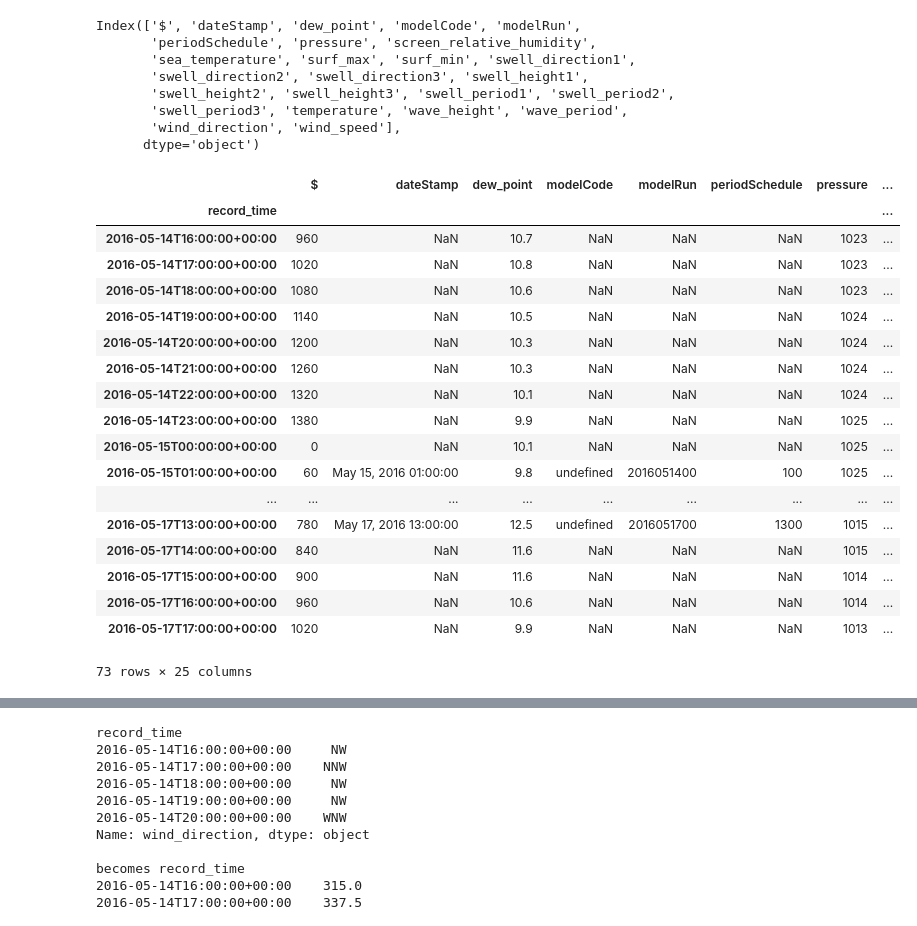
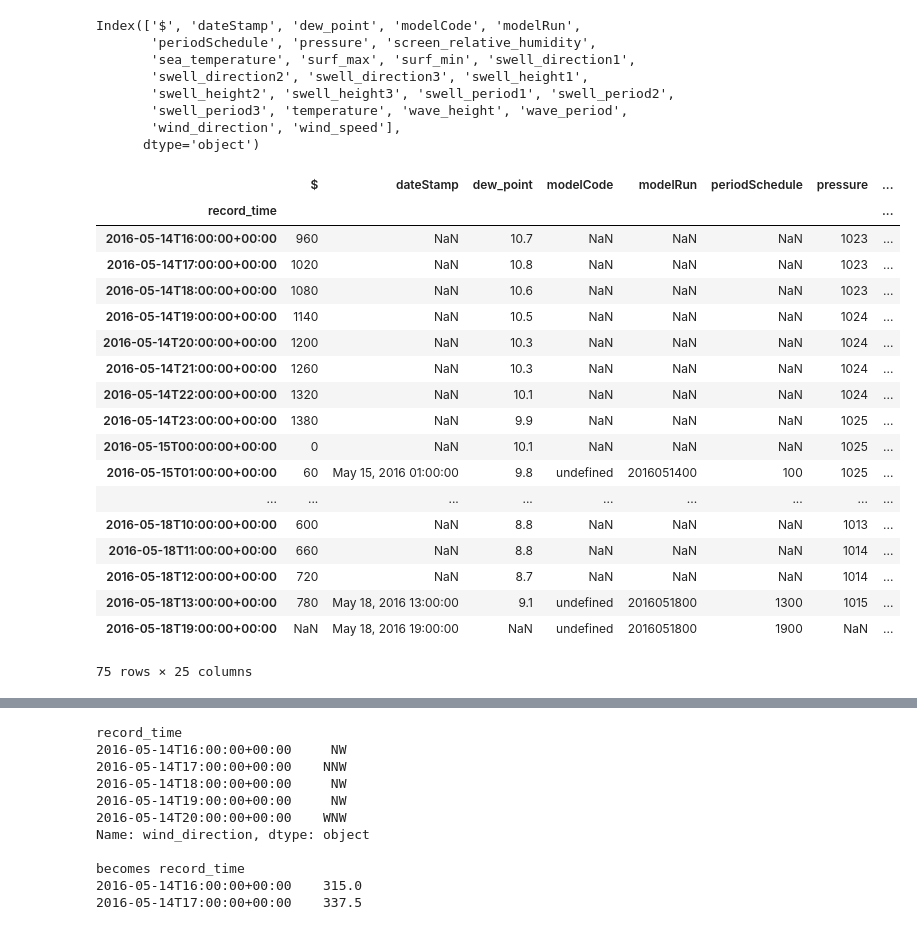
Before and after one commit to felix-last/wave-forecast, a Jupyter notebook: wave-forecast-prepare-data.ipynb, the cells around one changed output, grey strips where cells are left out. Drawn from its saved outputs; the diff is of its cells as text; code cells hidden in the pictures.

```diff
--- a/wave-forecast-prepare-data.ipynb
+++ b/wave-forecast-prepare-data.ipynb
@@ -5,41 +5,41 @@ import matplotlib.pyplot as plt
 %matplotlib inline
 from pandas.tools.plotting import scatter_matrix
 # %%
-csv_files = [file for file in os.listdir('.') if '.csv' in file]
+csv_files = ['./data/'+file for file in os.listdir('./data/') if '.csv' in file]
 df_imported = pd.concat([pd.read_csv(file) for file in csv_files])
 df_imported = df_imported.rename(columns={'Unnamed: 0': 'record_time'})
 df_imported = df_imported.drop_duplicates(subset='record_time', keep='last')
 df_imported = df_imported.set_index('record_time')
 print(df_imported.columns)
 df_imported
 # %% [output]
 Index(['$', 'dateStamp', 'dew_point', 'modelCode', 'modelRun',
        'periodSchedule', 'pressure', 'screen_relative_humidity',
        'sea_temperature', 'surf_max', 'surf_min', 'swell_direction1',
        'swell_direction2', 'swell_direction3', 'swell_height1',
        'swell_height2', 'swell_height3', 'swell_period1', 'swell_period2',
        'swell_period3', 'temperature', 'wave_height', 'wave_period',
        'wind_direction', 'wind_speed'],
       dtype='object')
 |  | $ | dateStamp | dew_point | modelCode | modelRun | periodSchedule | pressure | ... |
 | record_time |  |  |  |  |  |  |  | ... |
 | 2016-05-14T16:00:00+00:00 | 960 | NaN | 10.7 | NaN | NaN | NaN | 1023 | ... |
 | 2016-05-14T17:00:00+00:00 | 1020 | NaN | 10.8 | NaN | NaN | NaN | 1023 | ... |
 | 2016-05-14T18:00:00+00:00 | 1080 | NaN | 10.6 | NaN | NaN | NaN | 1023 | ... |
 | 2016-05-14T19:00:00+00:00 | 1140 | NaN | 10.5 | NaN | NaN | NaN | 1024 | ... |
 | 2016-05-14T20:00:00+00:00 | 1200 | NaN | 10.3 | NaN | NaN | NaN | 1024 | ... |
 | 2016-05-14T21:00:00+00:00 | 1260 | NaN | 10.3 | NaN | NaN | NaN | 1024 | ... |
 | 2016-05-14T22:00:00+00:00 | 1320 | NaN | 10.1 | NaN | NaN | NaN | 1024 | ... |
 | 2016-05-14T23:00:00+00:00 | 1380 | NaN | 9.9 | NaN | NaN | NaN | 1025 | ... |
 | 2016-05-15T00:00:00+00:00 | 0 | NaN | 10.1 | NaN | NaN | NaN | 1025 | ... |
 | 2016-05-15T01:00:00+00:00 | 60 | May 15, 2016 01:00:00 | 9.8 | undefined | 2016051400 | 100 | 1025 | ... |
 | ... | ... | ... | ... | ... | ... | ... | ... | ... |
-| 2016-05-17T13:00:00+00:00 | 780 | May 17, 2016 13:00:00 | 12.5 | undefined | 2016051700 | 1300 | 1015 | ... |
-| 2016-05-17T14:00:00+00:00 | 840 | NaN | 11.6 | NaN | NaN | NaN | 1015 | ... |
-| 2016-05-17T15:00:00+00:00 | 900 | NaN | 11.6 | NaN | NaN | NaN | 1014 | ... |
-| 2016-05-17T16:00:00+00:00 | 960 | NaN | 10.6 | NaN | NaN | NaN | 1014 | ... |
-| 2016-05-17T17:00:00+00:00 | 1020 | NaN | 9.9 | NaN | NaN | NaN | 1013 | ... |
+| 2016-05-18T10:00:00+00:00 | 600 | NaN | 8.8 | NaN | NaN | NaN | 1013 | ... |
+| 2016-05-18T11:00:00+00:00 | 660 | NaN | 8.8 | NaN | NaN | NaN | 1014 | ... |
+| 2016-05-18T12:00:00+00:00 | 720 | NaN | 8.7 | NaN | NaN | NaN | 1014 | ... |
+| 2016-05-18T13:00:00+00:00 | 780 | May 18, 2016 13:00:00 | 9.1 | undefined | 2016051800 | 1300 | 1015 | ... |
+| 2016-05-18T19:00:00+00:00 | NaN | May 18, 2016 19:00:00 | NaN | undefined | 2016051800 | 1900 | NaN | ... |
-73 rows × 25 columns
+75 rows × 25 columns
 # %%
 target_var = 'surf_avg'
 s_target = pd.Series( (df_imported['surf_max'] + df_imported['surf_min']) / 2, name=target_var )
```
Also changed, not shown: parts of 5 cells of this notebook, 1 other file.
